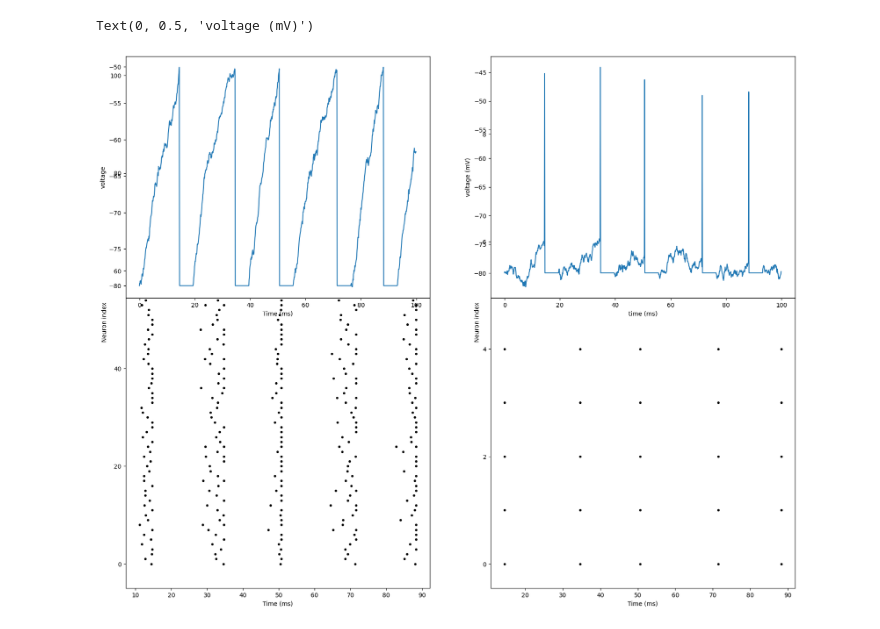
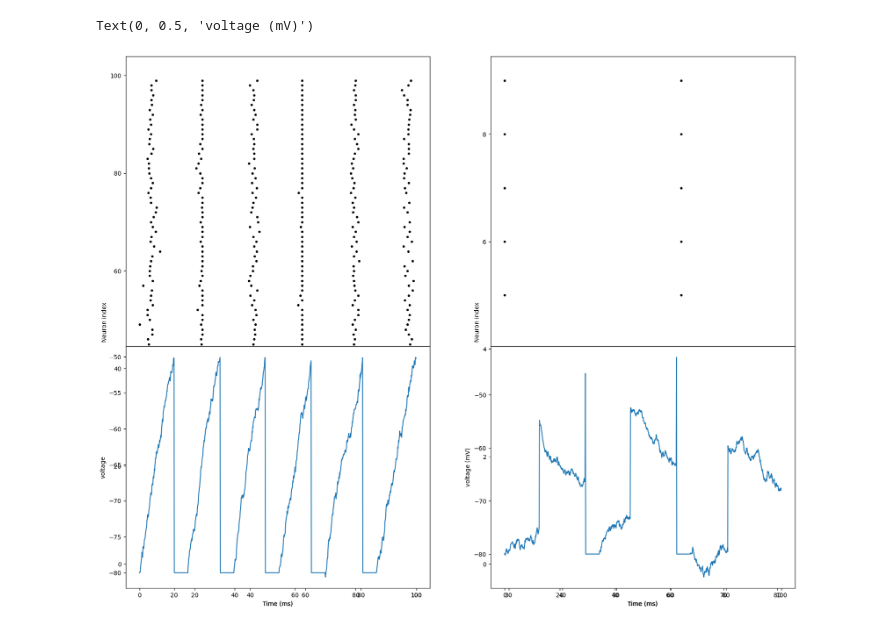
Before and after one commit to TimofeyGoshka/hypercontextualisation, a Jupyter notebook: LIF_neuron.ipynb, the cells around one changed output. Saved outputs shown, nothing was run; the diff lists cells and outputs as text; code cells hidden in the pictures.

```diff
--- a/LIF_neuron.ipynb
+++ b/LIF_neuron.ipynb
@@ -12,8 +12,9 @@ reset = -80*mV
 Cm = 200 * pF       # membrane capacitance
 gl = 10 * nS        # leak conductance
 El = -70 * mV       # resting potential
-w = 30*mV           # Synapse voltage
-q = 50*mV
+w = 20*mV           # Synapse voltage
+q = 2*mV
+z = 0.5*mV
 
 tau = 10*mS
 
@@ -52,11 +53,14 @@ CS = SpikeMonitor(Cortical_neurons)
 TM = StateMonitor(Thalamic_neurons, variables=['v'], record=True)
 TS = SpikeMonitor(Thalamic_neurons)
 
-SS = Synapses(Cortical_neurons, Thalamic_neurons, on_pre='v += w')
-SS.connect(condition = 'j//10 == i')
+C_to_T = Synapses(Cortical_neurons, Thalamic_neurons, on_pre='v += w')
+C_to_T.connect(condition = 'j//10 == i')
 
-BS = Synapses(Thalamic_neurons, Cortical_neurons, on_pre='v+=q')
-BS.connect()
+T_to_C = Synapses(Thalamic_neurons, Cortical_neurons, on_pre='v+=q')
+T_to_C.connect()
+
+C_to_C = Synapses(Cortical_neurons, Cortical_neurons, on_pre = 'v += z')
+C_to_C.connect(p=0.1)
 
 # Initial conditions
 Cortical_neurons.v = '-80*mV'
@@ -67,33 +71,33 @@ Thalamic_neurons.v = '-80*mV'
 
 Thalamic_neurons.I = 0*nA
 Thalamic_neurons.sigma = 1*mV
 
 
 # Simulation
 run(100*ms)
 
 # Raster plot
 figure(figsize=(20,16))
 
 subplot(1,2,1)
 plot(CS.t/ms, CS.i, '.k')
 xlabel('Time (ms)')
 ylabel('Neuron index')
 
 subplot(1,2,2)
 plot(TS.t/ms, TS.i, '.k')
 xlabel('Time (ms)')
 ylabel('Neuron index')
 
-subplot(2,2,1)
+subplot(2,2,3)
 plot(CM.t/ms, CM.v[0]/mV)
 xlabel('Time (ms)')
 ylabel('voltage')
 
-subplot(2,2,2)
+subplot(2,2,4)
 plot(TM.t/ms, TM.v[0]/mV)
 xlabel('time (ms)')
 ylabel('voltage (mV)')
 # %% [output]
 Text(0, 0.5, 'voltage (mV)')
-[figure, old version]
+[figure, new version]
```
Also changed, not shown: parts of 1 cell of this notebook.
